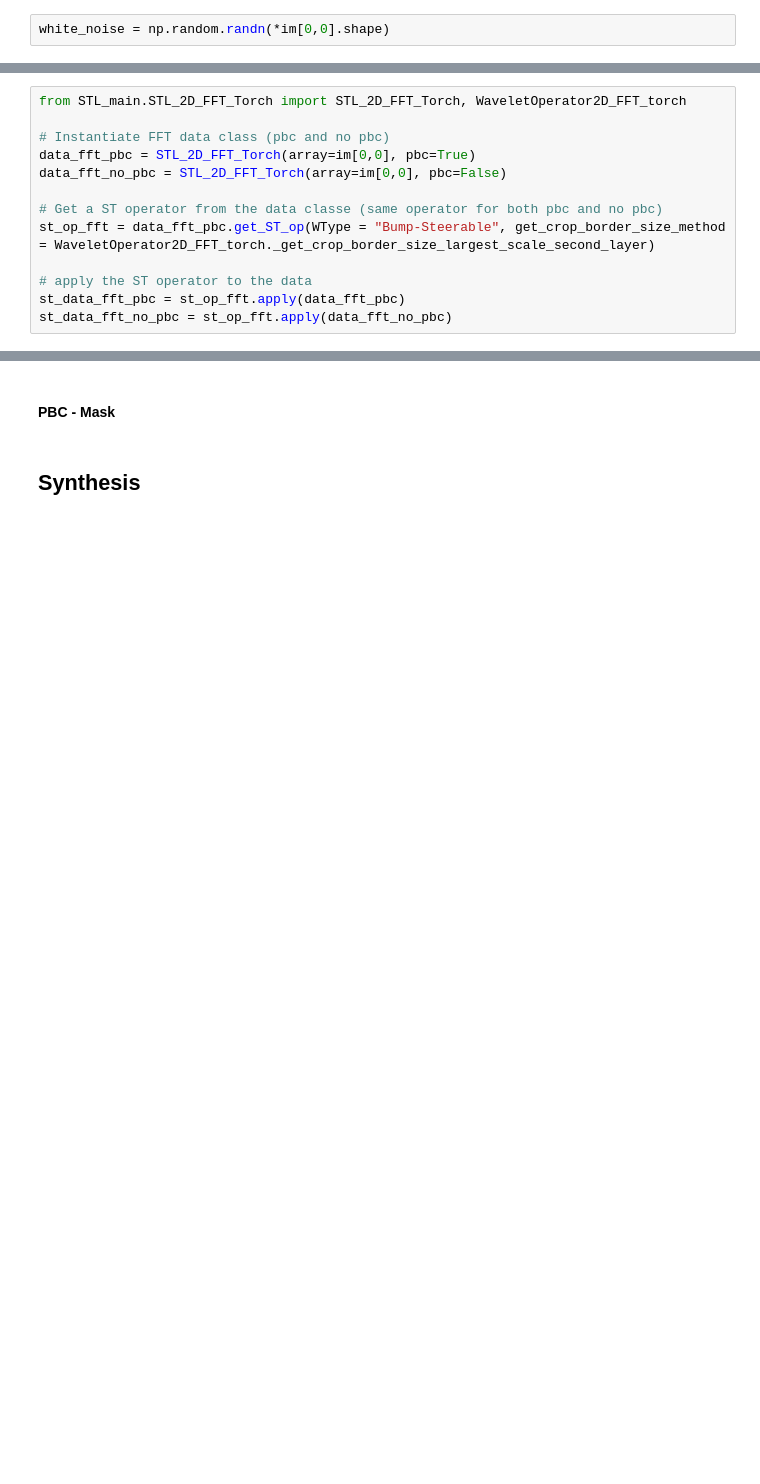
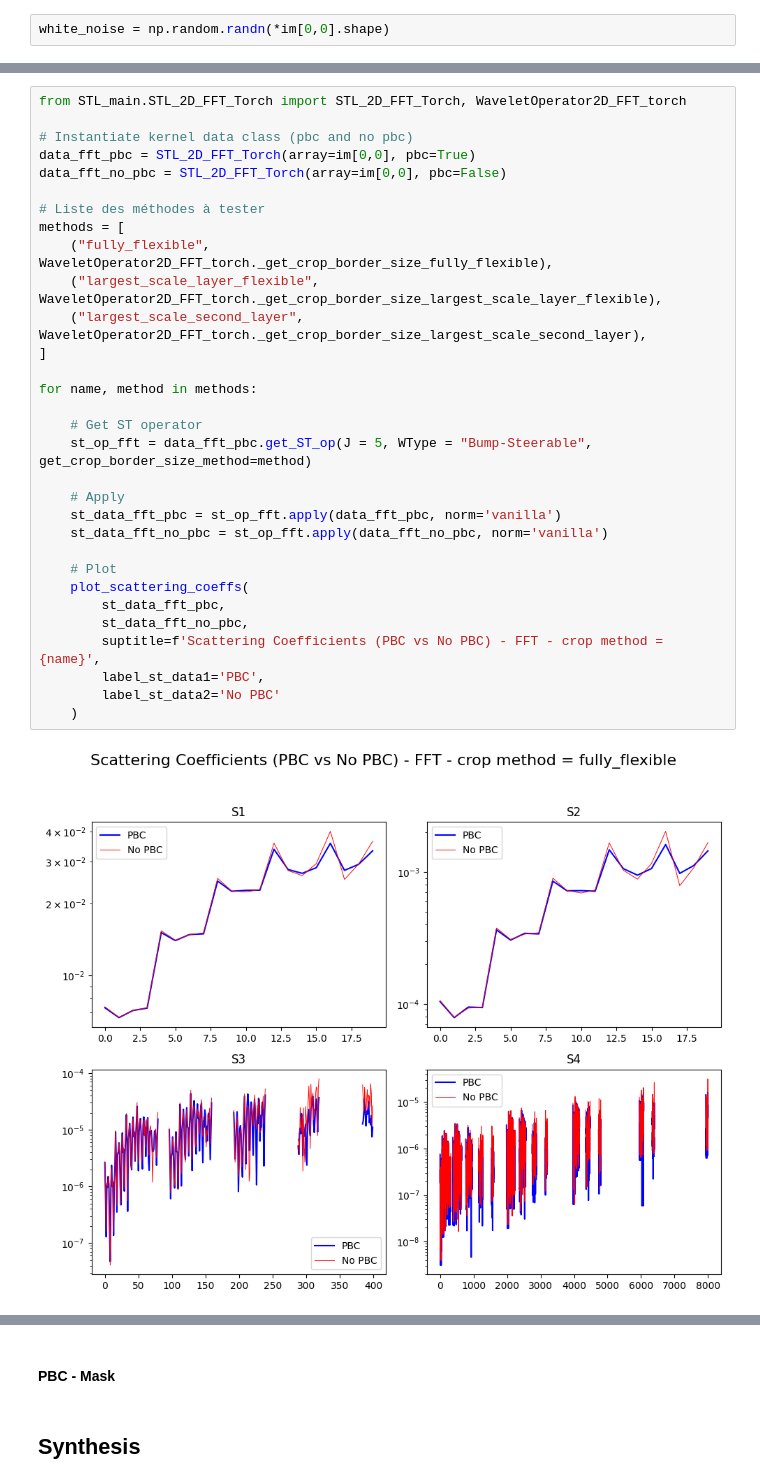
Before and after one commit to camilledussauchoy-glitch/STL-Dev_Camille, a Jupyter notebook: docs/user_notebook.ipynb, the cells around one changed output, grey strips where cells are left out. Drawn from its saved outputs; the diff is of its cells as text; blank space fills up the shorter version.

```diff
--- a/docs/user_notebook.ipynb
+++ b/docs/user_notebook.ipynb
@@ -483,13 +497,0 @@ plot_scattering_coeffs(
-# %%
-from STL_main.STL_2D_FFT_Torch import STL_2D_FFT_Torch, WaveletOperator2D_FFT_torch
-
-# Instantiate FFT data class (pbc and no pbc)
-data_fft_pbc = STL_2D_FFT_Torch(array=im[0,0], pbc=True)
-data_fft_no_pbc = STL_2D_FFT_Torch(array=im[0,0], pbc=False)
-
-# Get a ST operator from the data classe (same operator for both pbc and no pbc)
-st_op_fft = data_fft_pbc.get_ST_op(WType = "Bump-Steerable", get_crop_border_size_method = WaveletOperator2D_FFT_torch._get_crop_border_size_largest_scale_second_layer)
-
-# apply the ST operator to the data
-st_data_fft_pbc = st_op_fft.apply(data_fft_pbc)
-st_data_fft_no_pbc = st_op_fft.apply(data_fft_no_pbc)
@@ -513,0 +500,33 @@ plot_scattering_coeffs(
+# %%
+from STL_main.STL_2D_FFT_Torch import STL_2D_FFT_Torch, WaveletOperator2D_FFT_torch
+
+# Instantiate kernel data class (pbc and no pbc)
+data_fft_pbc = STL_2D_FFT_Torch(array=im[0,0], pbc=True)
+data_fft_no_pbc = STL_2D_FFT_Torch(array=im[0,0], pbc=False)
+
+# Liste des méthodes à tester
+methods = [
+    ("fully_flexible", WaveletOperator2D_FFT_torch._get_crop_border_size_fully_flexible),
+    ("largest_scale_layer_flexible", WaveletOperator2D_FFT_torch._get_crop_border_size_largest_scale_layer_flexible),
+    ("largest_scale_second_layer", WaveletOperator2D_FFT_torch._get_crop_border_size_largest_scale_second_layer),
+]
+
+for name, method in methods:
+
+    # Get ST operator
+    st_op_fft = data_fft_pbc.get_ST_op(J = 5, WType = "Bump-Steerable", get_crop_border_size_method=method)
+
+    # Apply
+    st_data_fft_pbc = st_op_fft.apply(data_fft_pbc, norm='vanilla')
+    st_data_fft_no_pbc = st_op_fft.apply(data_fft_no_pbc, norm='vanilla')
+
+    # Plot
+    plot_scattering_coeffs(
+        st_data_fft_pbc,
+        st_data_fft_no_pbc,
+        suptitle=f'Scattering Coefficients (PBC vs No PBC) - FFT - crop method = {name}',
+        label_st_data1='PBC',
+        label_st_data2='No PBC'
+    )
+# %% [output]
+[figure, added]
```
Also changed, not shown: parts of 18 cells of this notebook, 3 other files.
